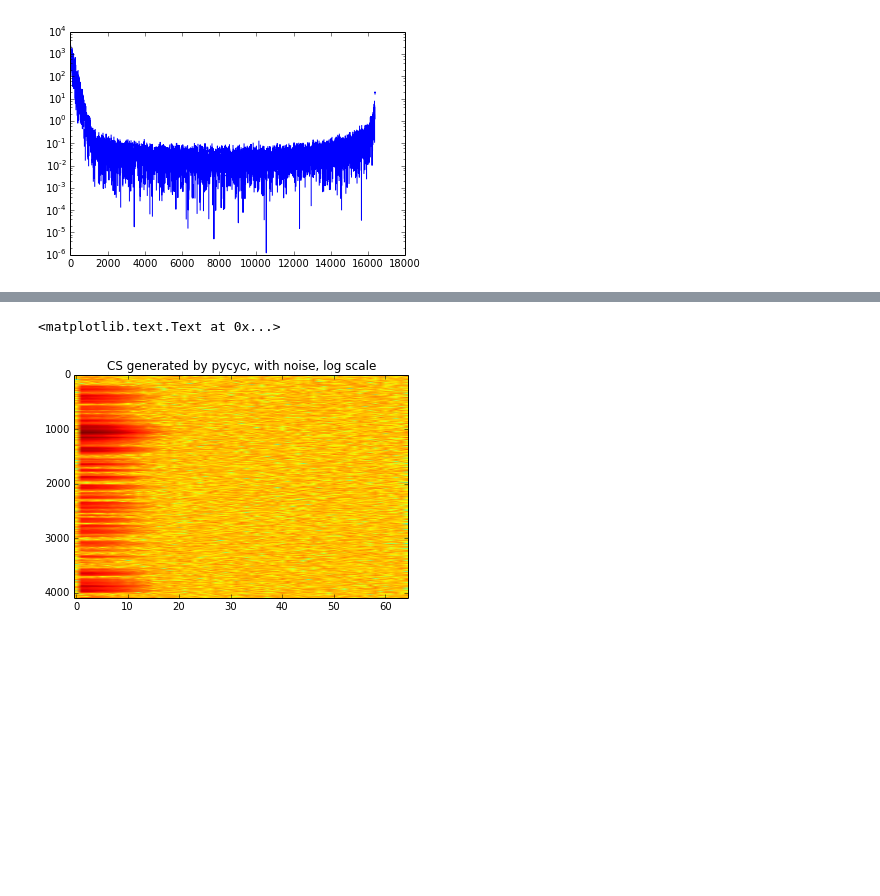
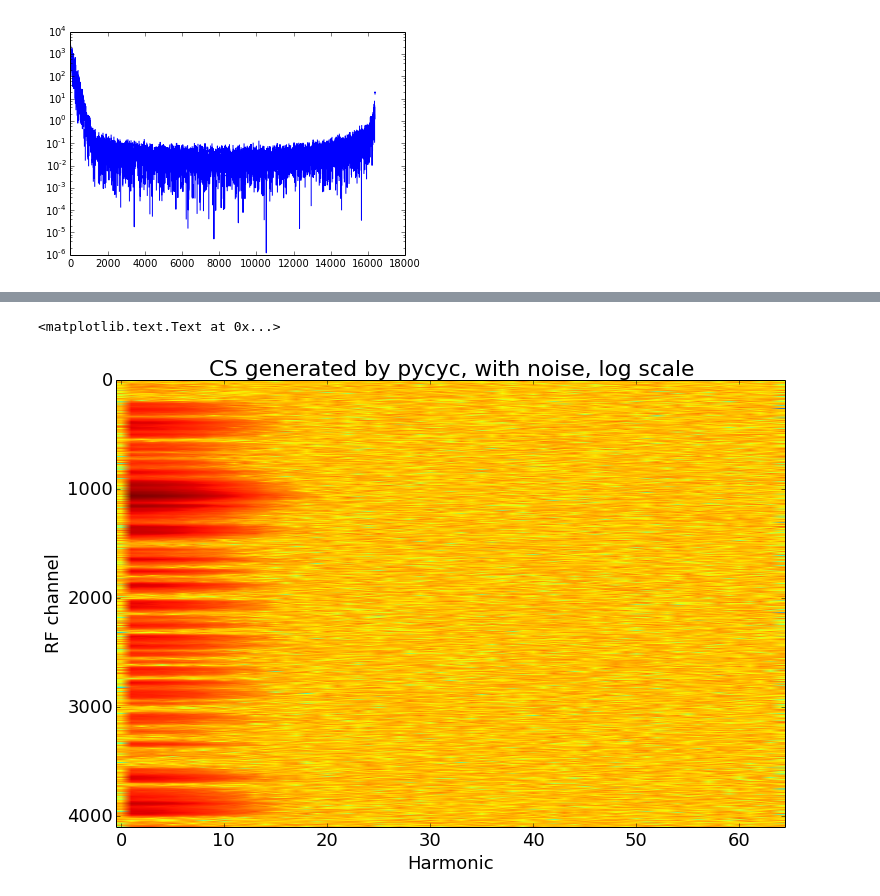
Before and after one commit to gitj/notebooks, a Jupyter notebook: 2015-03-11-compare-idl-cs-with-pycyc.ipynb, the cells around one changed output, grey strips where cells are left out. Cells and saved outputs as stored; diff of their text form; code cells hidden in the pictures; blank space fills up the shorter version.

```diff
--- a/2015-03-11-compare-idl-cs-with-pycyc.ipynb
+++ b/2015-03-11-compare-idl-cs-with-pycyc.ipynb
@@ -1,3 +1,6 @@
+# %%
+rcParams['figure.figsize']=(12.,8.)
+rcParams['font.size']=18
 # %%
 import sys
 sys.path.append('/Users/gjones/pycyc')
@@ -79,10 +90,12 @@ title('CS generated with IDL, log scale')
 # %%
 #figure(figsize=(6,12))
 imshow(np.log((np.abs(np.fft.rfft(CSnoise.data[0,0,:,:],axis=1))))[:4096,:],aspect='auto')
 title('CS generated by pycyc, with noise, log scale')
+ylabel('RF channel')
+xlabel('Harmonic')
 # %% [output]
 <matplotlib.text.Text at 0x...>
-[figure, old version]
+[figure, new version]
 # %%
 imshow(((np.abs(np.fft.rfft(CSnoise.data[0,0,:,:],axis=1))))[:4096,:],aspect='auto')
 title('CS generated by pycyc, with noise, linear scale')
```
Also changed, not shown: parts of 8 cells of this notebook.
